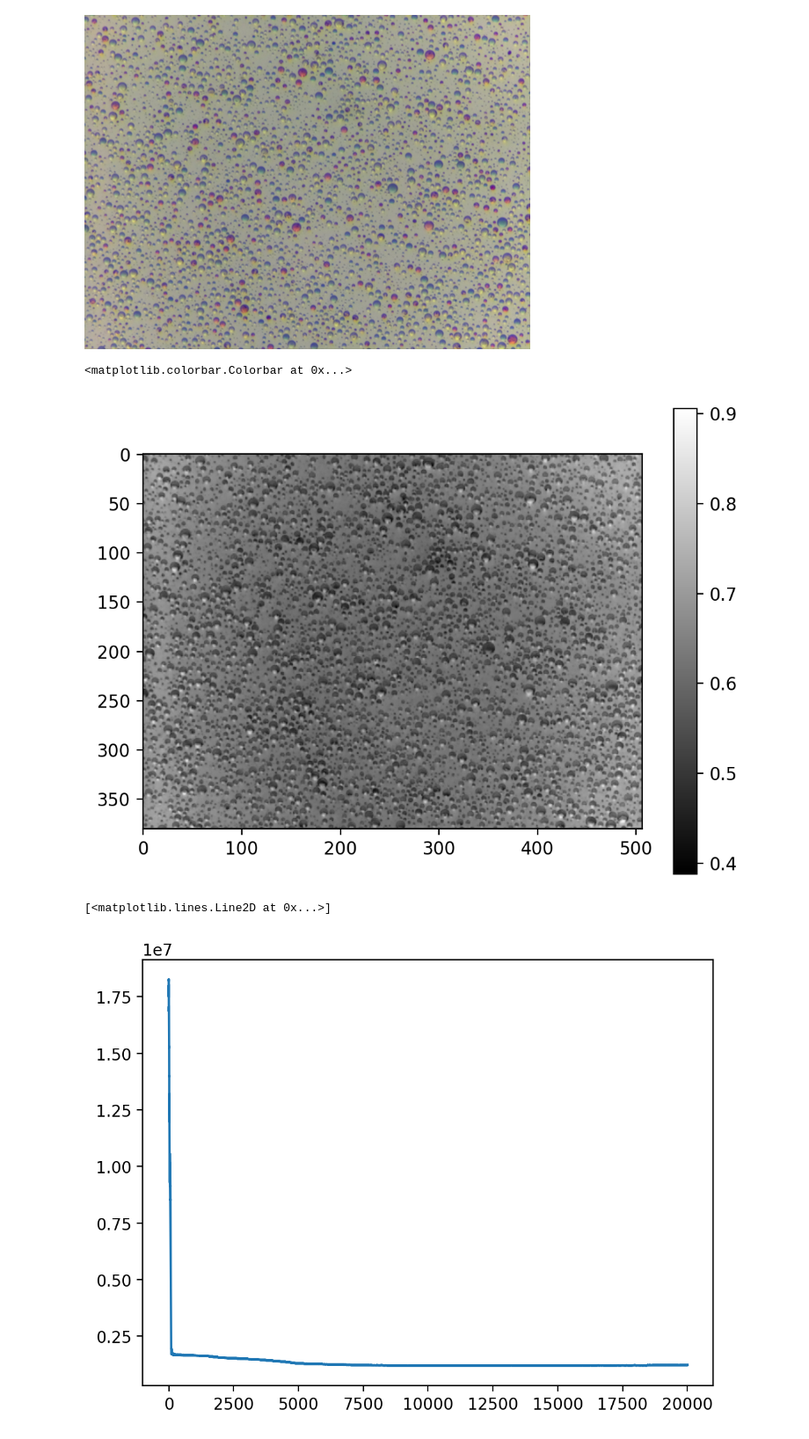
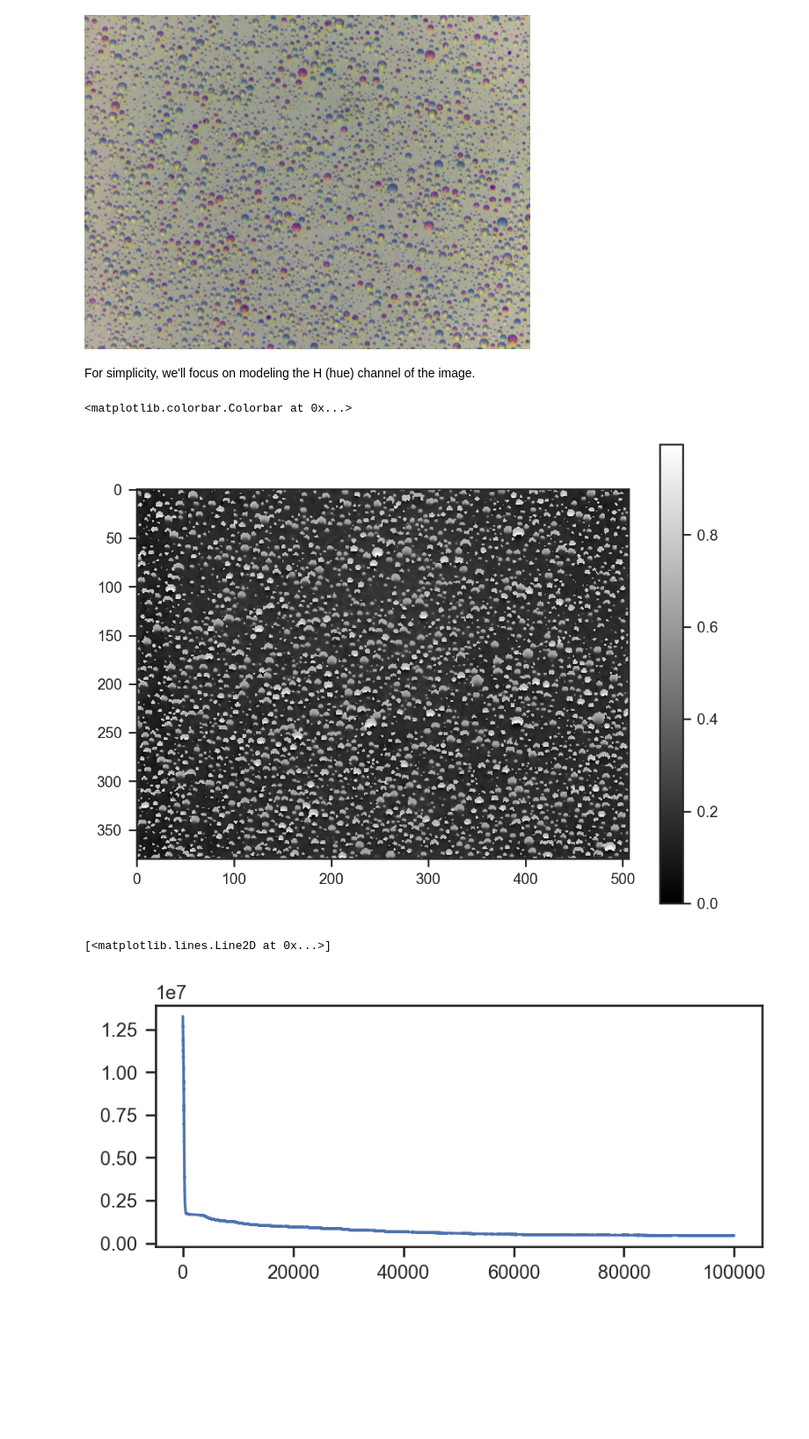
Before and after one commit to hessammehr/hessammehr.github.io, a Jupyter notebook: blog/notebooks/2025-02-23-droplet-generative-process-2.ipynb, the cells around one changed output. Shown at 88% size. Saved outputs shown, nothing was run; the diff lists cells and outputs as text; code cells hidden in the pictures; blank space fills up the shorter version.

```diff
--- a/blog/notebooks/2025-02-23-droplet-generative-process-2.ipynb
+++ b/blog/notebooks/2025-02-23-droplet-generative-process-2.ipynb
@@ -16,21 +16,24 @@ from numpyro.optim import Adam
 from PIL import Image
 
 plt.rcParams['figure.dpi'] = 200
+
+sns.set_theme(context='paper', style='ticks', font='Arial')
 # %%
 img = Image.open('data/example.jpg')
 img = img.resize((img.width // 4, img.height // 4))
 img
 # %% [output]
 [figure]
+# %% [markdown]
+For simplicity, we'll focus on modeling the H (hue) channel of the image.
 # %%
-# convert img to HSV space
 img_hsv = np.array(img.convert('HSV')) / 255.0
 
-plt.imshow(img_hsv[..., 2], cmap='gray')
+plt.imshow(img_hsv[..., 0], cmap='gray')
 plt.colorbar()
 # %% [output]
 <matplotlib.colorbar.Colorbar at 0x...>
-[figure, old version]
+[figure, new version]
 # %%
 def model(w, h, n_droplets, channel, types=10, mask_shape=(15, 15)):
     # Sample droplet locations and sizes
@@ -81,12 +84,13 @@ def model(w, h, n_droplets, channel, types=10, mask_shape=(15, 15)):
     sample('obs', dist.Normal(scale=0.05), obs=diff)
 # %%
 guide = AutoNormal(model)
-svi = SVI(model, guide, Adam(0.02), Trace_ELBO())
+svi = SVI(model, guide, Adam(0.01), Trace_ELBO())
 
-svi_result = svi.run(jax.random.PRNGKey(0), 20000, img.width, img.height, 2000, img_hsv[..., 0])
+svi_result = svi.run(jax.random.PRNGKey(0), 100000, img.width, img.height, 2000, img_hsv[..., 0])
 samples_svi = guide.sample_posterior(jax.random.PRNGKey(0), svi_result.params, sample_shape=(100,))
-plt.plot(svi_result.losses)
+fig, ax = plt.subplots(figsize=(5, 2))
+ax.plot(svi_result.losses)
 # %% [output]
 [<matplotlib.lines.Line2D at 0x...>]
-[figure, old version]
+[figure, new version]
 # %%
```
Also changed, not shown: parts of 11 cells of this notebook, 14 other files.
